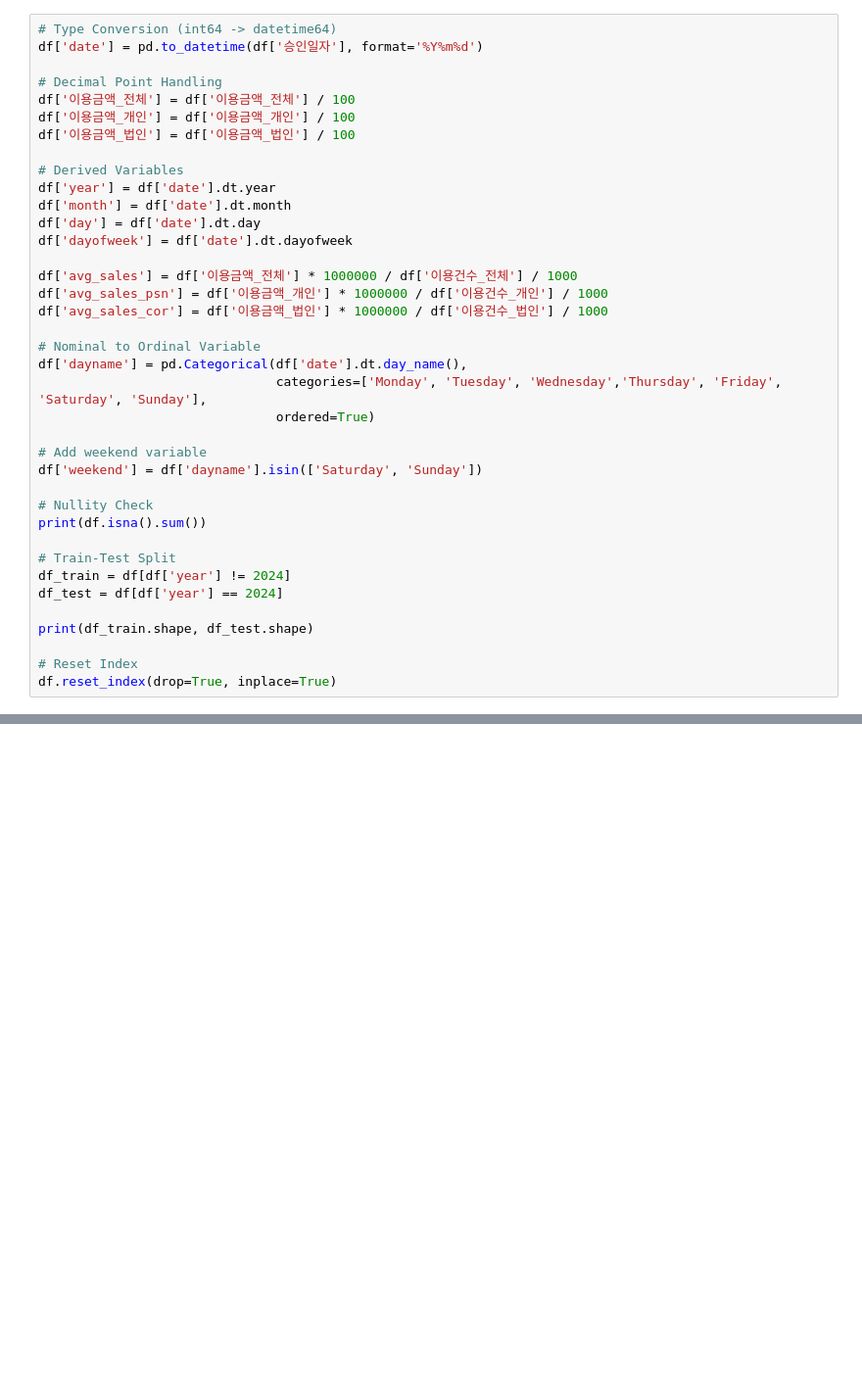
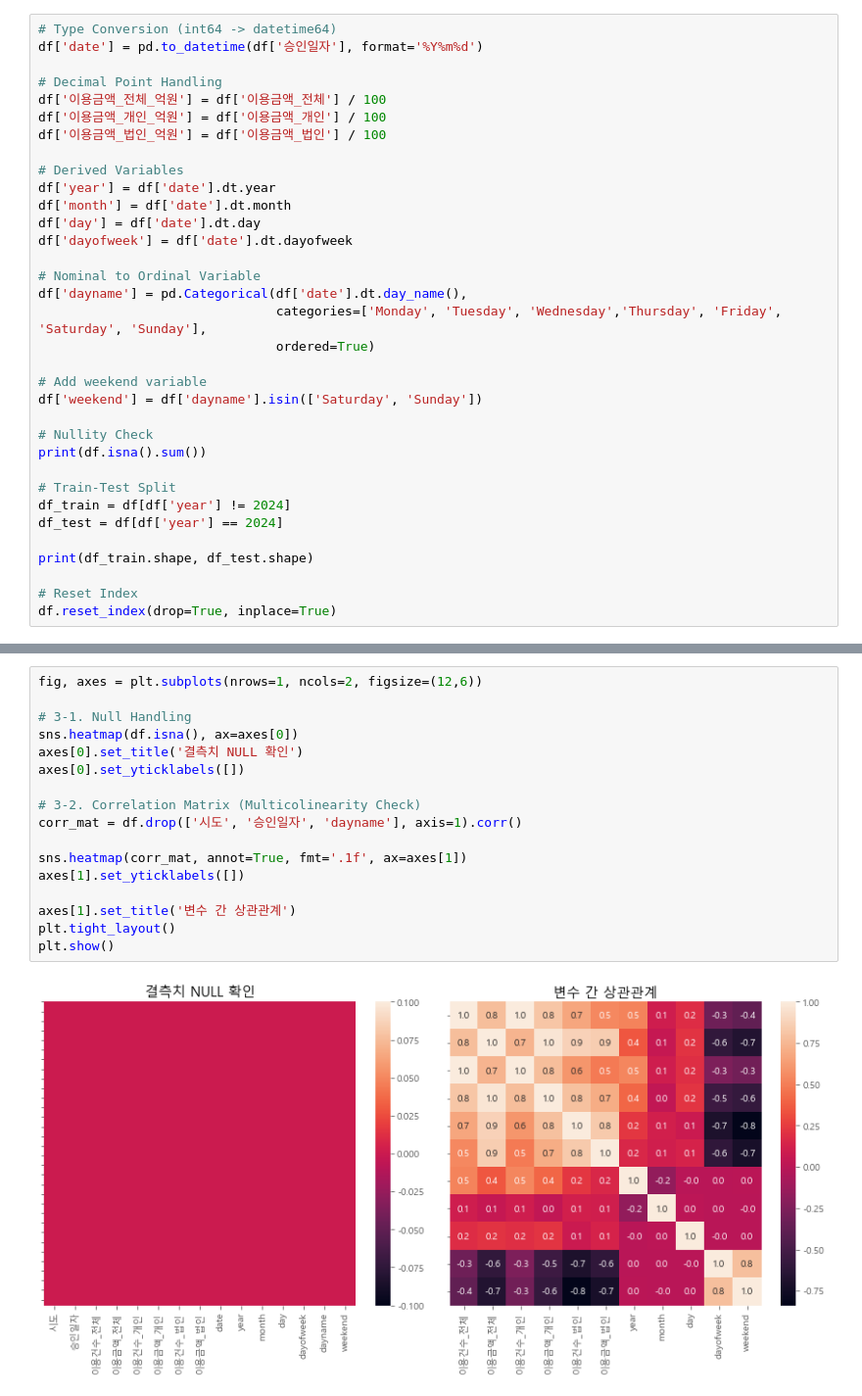
Before and after one commit to akaiuun12/credit_card_sales_prediction, a Jupyter notebook: sales_prediction.ipynb, the cells around one changed output, grey strips where cells are left out. Shown at 98% size. Saved outputs shown, nothing was run; the diff lists cells and outputs as text; blank space fills up the shorter version.

```diff
--- a/sales_prediction.ipynb
+++ b/sales_prediction.ipynb
@@ -66,19 +63,15 @@ print(df.head())
 df['date'] = pd.to_datetime(df['승인일자'], format='%Y%m%d')
 
 # Decimal Point Handling
-df['이용금액_전체'] = df['이용금액_전체'] / 100
-df['이용금액_개인'] = df['이용금액_개인'] / 100
-df['이용금액_법인'] = df['이용금액_법인'] / 100
+df['이용금액_전체_억원'] = df['이용금액_전체'] / 100
+df['이용금액_개인_억원'] = df['이용금액_개인'] / 100
+df['이용금액_법인_억원'] = df['이용금액_법인'] / 100
 
 # Derived Variables
 df['year'] = df['date'].dt.year
 df['month'] = df['date'].dt.month
 df['day'] = df['date'].dt.day
 df['dayofweek'] = df['date'].dt.dayofweek
-
-df['avg_sales'] = df['이용금액_전체'] * 1000000 / df['이용건수_전체'] / 1000
-df['avg_sales_psn'] = df['이용금액_개인'] * 1000000 / df['이용건수_개인'] / 1000
-df['avg_sales_cor'] = df['이용금액_법인'] * 1000000 / df['이용건수_법인'] / 1000
 
 # Nominal to Ordinal Variable
 df['dayname'] = pd.Categorical(df['date'].dt.day_name(),
@@ -145,0 +118,19 @@ print(X_valid.shape, y_valid.shape)
+# %%
+fig, axes = plt.subplots(nrows=1, ncols=2, figsize=(12,6))
+
+# 3-1. Null Handling
+sns.heatmap(df.isna(), ax=axes[0])
+axes[0].set_title('결측치 NULL 확인')
+axes[0].set_yticklabels([])
+
+# 3-2. Correlation Matrix (Multicolinearity Check)
+corr_mat = df.drop(['시도', '승인일자', 'dayname'], axis=1).corr()
+
+sns.heatmap(corr_mat, annot=True, fmt='.1f', ax=axes[1])
+axes[1].set_yticklabels([])
+
+axes[1].set_title('변수 간 상관관계')
+plt.tight_layout()
+plt.show()
+# %% [output]
+[figure, added]
```
Also changed, not shown: parts of 21 cells of this notebook.
